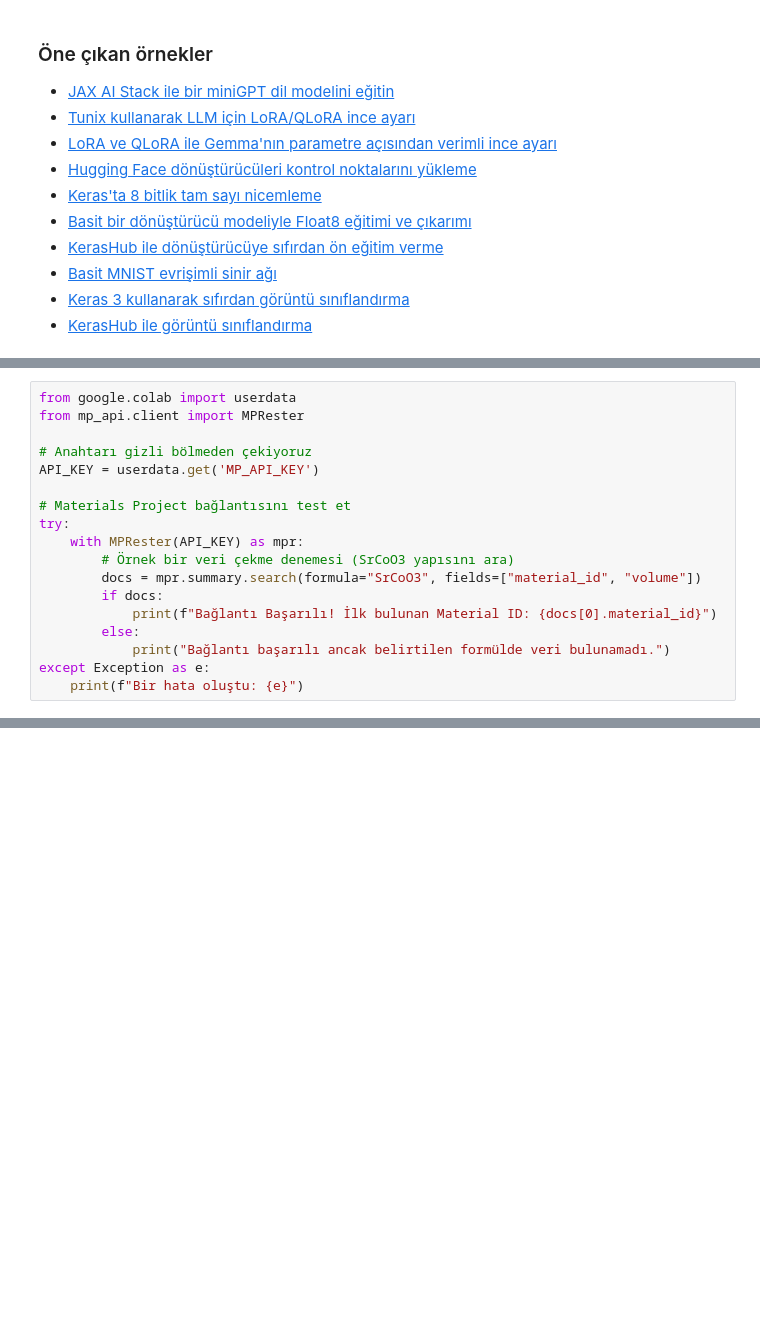
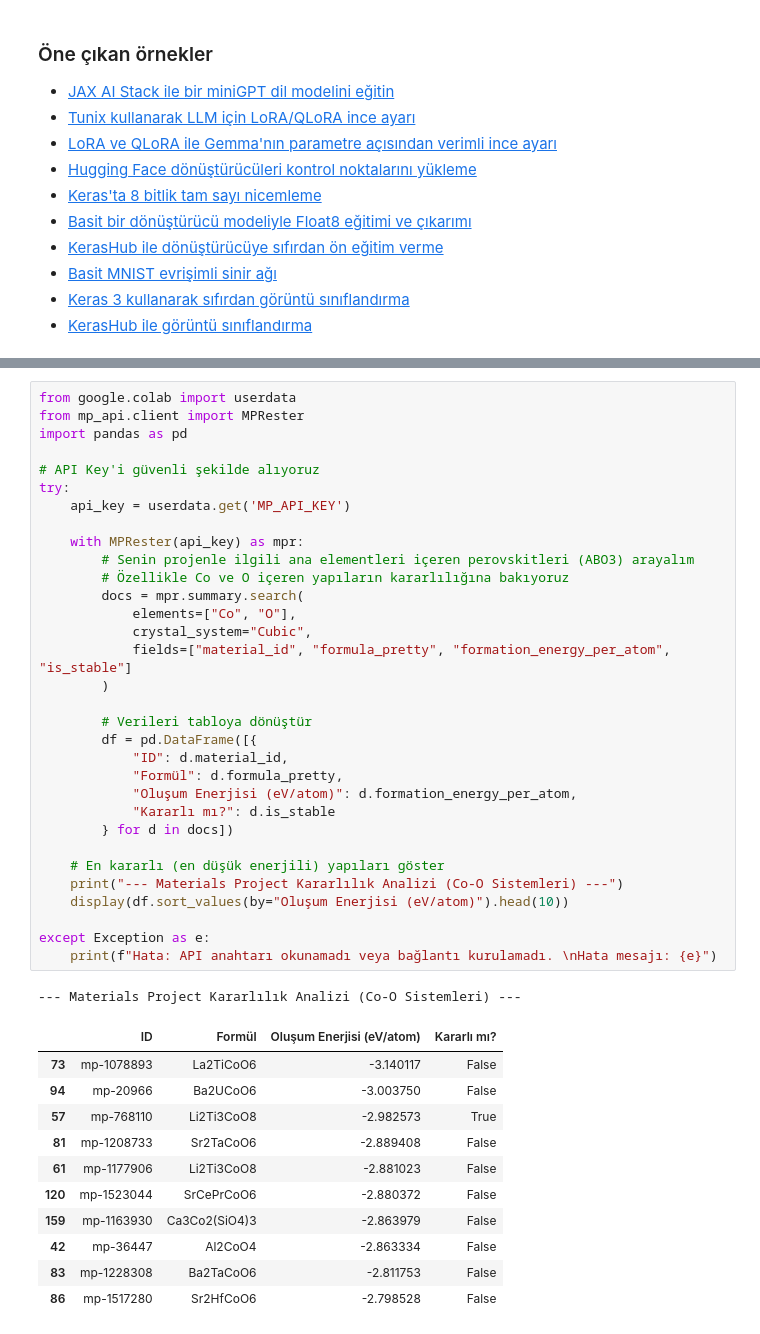
Before and after one commit to kadirrkirac/material-informatics, a Jupyter notebook: notebooks/SCaSC_Simulation_and_Data_Mining.ipynb, the cells around one changed output, grey strips where cells are left out. Drawn from its saved outputs; the diff is of its cells as text; blank space fills up the shorter version.

Commit message:
Colab kullanılarak oluşturuldu

```diff
--- a/notebooks/SCaSC_Simulation_and_Data_Mining.ipynb
+++ b/notebooks/SCaSC_Simulation_and_Data_Mining.ipynb
@@ -375,18 +236,0 @@ plt.show()
-# %%
-from google.colab import userdata
-from mp_api.client import MPRester
-
-# Anahtarı gizli bölmeden çekiyoruz
-API_KEY = userdata.get('MP_API_KEY')
-
-# Materials Project bağlantısını test et
-try:
-    with MPRester(API_KEY) as mpr:
-        # Örnek bir veri çekme denemesi (SrCoO3 yapısını ara)
-        docs = mpr.summary.search(formula="SrCoO3", fields=["material_id", "volume"])
-        if docs:
-            print(f"Bağlantı Başarılı! İlk bulunan Material ID: {docs[0].material_id}")
-        else:
-            print("Bağlantı başarılı ancak belirtilen formülde veri bulunamadı.")
-except Exception as e:
-    print(f"Bir hata oluştu: {e}")
@@ -394,0 +280,45 @@ Bağlantı Başarılı! İlk bulunan Material ID: mp-550781
+# %%
+from google.colab import userdata
+from mp_api.client import MPRester
+import pandas as pd
+
+# API Key'i güvenli şekilde alıyoruz
+try:
+    api_key = userdata.get('MP_API_KEY')
+
+    with MPRester(api_key) as mpr:
+        # Senin projenle ilgili ana elementleri içeren perovskitleri (ABO3) arayalım
+        # Özellikle Co ve O içeren yapıların kararlılığına bakıyoruz
+        docs = mpr.summary.search(
+            elements=["Co", "O"],
+            crystal_system="Cubic",
+            fields=["material_id", "formula_pretty", "formation_energy_per_atom", "is_stable"]
+        )
+
+        # Verileri tabloya dönüştür
+        df = pd.DataFrame([{
+            "ID": d.material_id,
+            "Formül": d.formula_pretty,
+            "Oluşum Enerjisi (eV/atom)": d.formation_energy_per_atom,
+            "Kararlı mı?": d.is_stable
+        } for d in docs])
+
+    # En kararlı (en düşük enerjili) yapıları göster
+    print("--- Materials Project Kararlılık Analizi (Co-O Sistemleri) ---")
+    display(df.sort_values(by="Oluşum Enerjisi (eV/atom)").head(10))
+
+except Exception as e:
+    print(f"Hata: API anahtarı okunamadı veya bağlantı kurulamadı. \nHata mesajı: {e}")
+# %% [output]
+--- Materials Project Kararlılık Analizi (Co-O Sistemleri) ---
+|  | ID | Formül | Oluşum Enerjisi (eV/atom) | Kararlı mı? |
+| 73 | mp-1078893 | La2TiCoO6 | -3.140117 | False |
+| 94 | mp-20966 | Ba2UCoO6 | -3.003750 | False |
+| 57 | mp-768110 | Li2Ti3CoO8 | -2.982573 | True |
+| 81 | mp-1208733 | Sr2TaCoO6 | -2.889408 | False |
+| 61 | mp-1177906 | Li2Ti3CoO8 | -2.881023 | False |
+| 120 | mp-1523044 | SrCePrCoO6 | -2.880372 | False |
+| 159 | mp-1163930 | Ca3Co2(SiO4)3 | -2.863979 | False |
+| 42 | mp-36447 | Al2CoO4 | -2.863334 | False |
+| 83 | mp-1228308 | Ba2TaCoO6 | -2.811753 | False |
+| 86 | mp-1517280 | Sr2HfCoO6 | -2.798528 | False |
```
Also changed, not shown: parts of 15 cells of this notebook.
